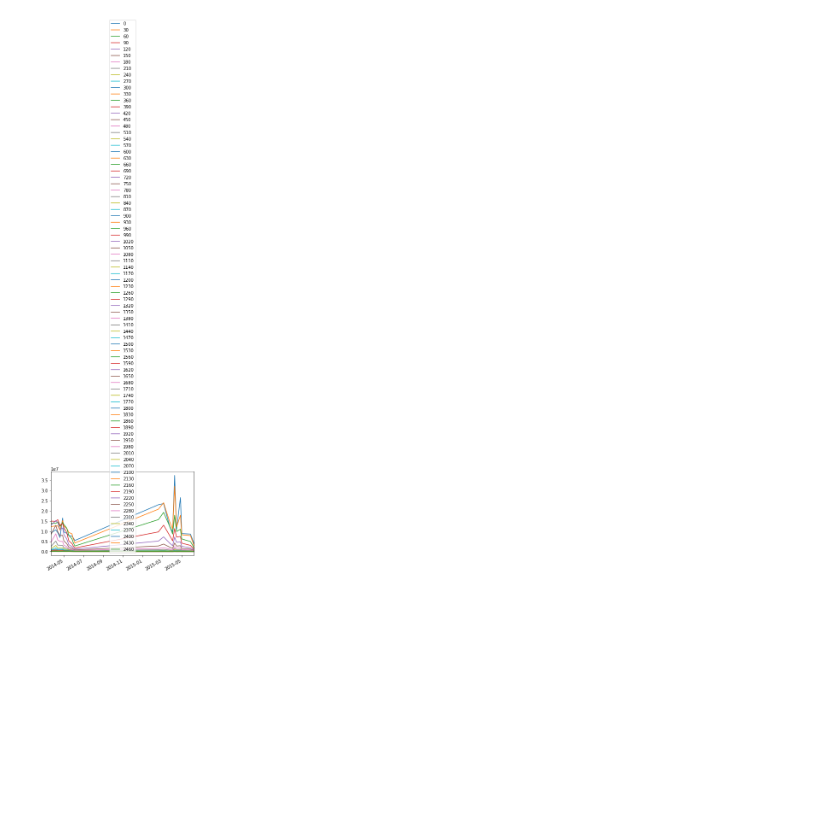
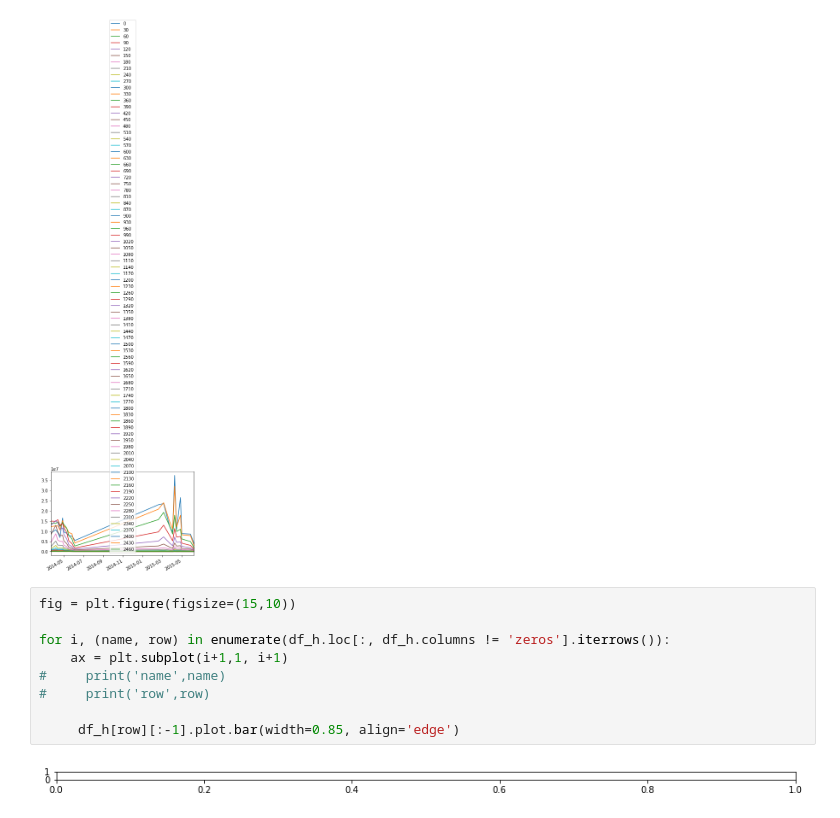
Before and after one commit to meganmason/jlabs, a Jupyter notebook: 3m_analysis/3m_histograms.ipynb, the cells around one changed output. Cells and saved outputs as stored; diff of their text form; blank space fills up the shorter version.

Commit message:
ernesto wrote step function and I tried more plotting

```diff
--- a/3m_analysis/3m_histograms.ipynb
+++ b/3m_analysis/3m_histograms.ipynb
@@ -112,3 +112,14 @@ df_h.loc[:, df_h.columns != 'zeros'].plot()
 # %% [output]
 <matplotlib.axes._subplots.AxesSubplot at 0x...>
 [figure]
+# %%
+fig = plt.figure(figsize=(15,10))
+
+for i, (name, row) in enumerate(df_h.loc[:, df_h.columns != 'zeros'].iterrows()):
+    ax = plt.subplot(i+1,1, i+1)
+#     print('name',name)
+#     print('row',row)
+
+     df_h[row][:-1].plot.bar(width=0.85, align='edge')
+# %% [output]
+[figure, added]
```
Also changed, not shown: parts of 11 cells of this notebook, 2 other files.
